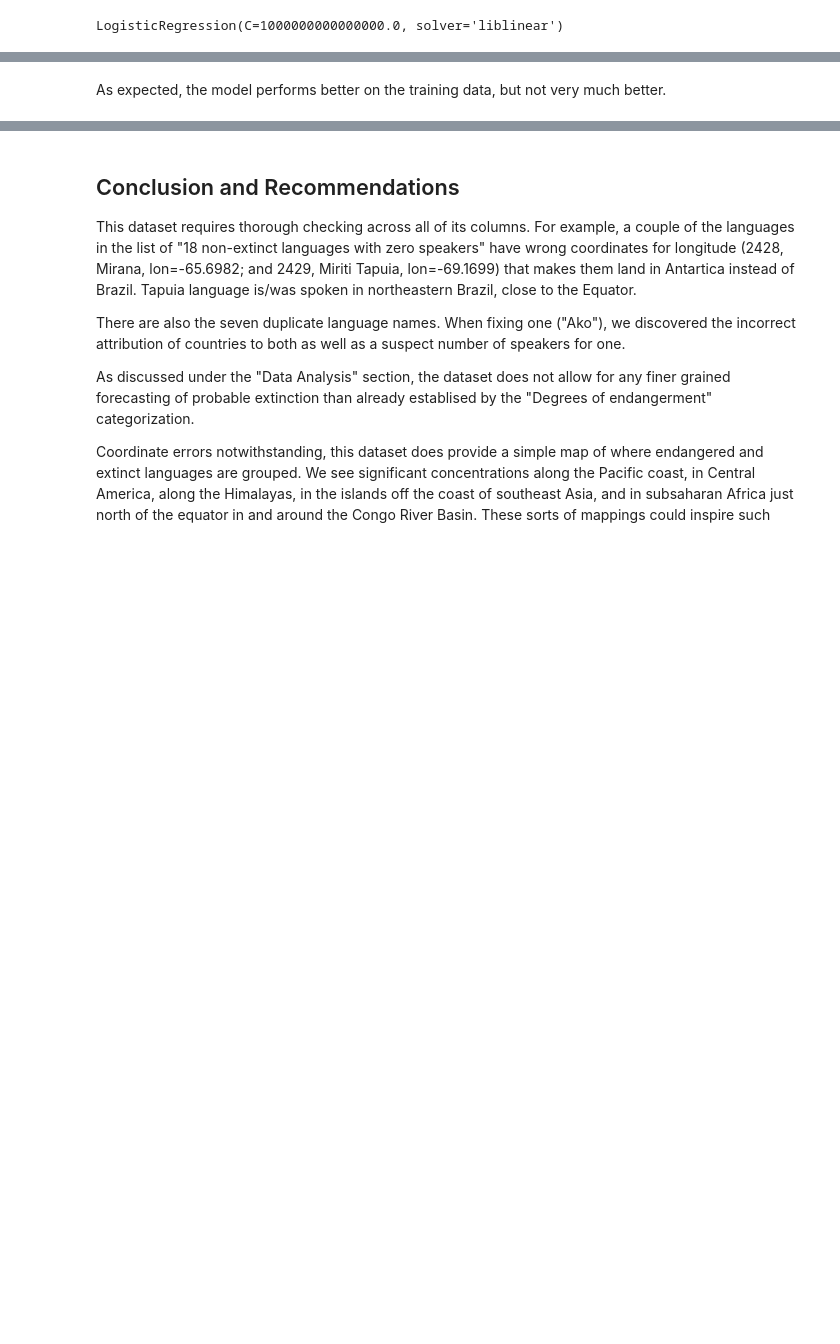
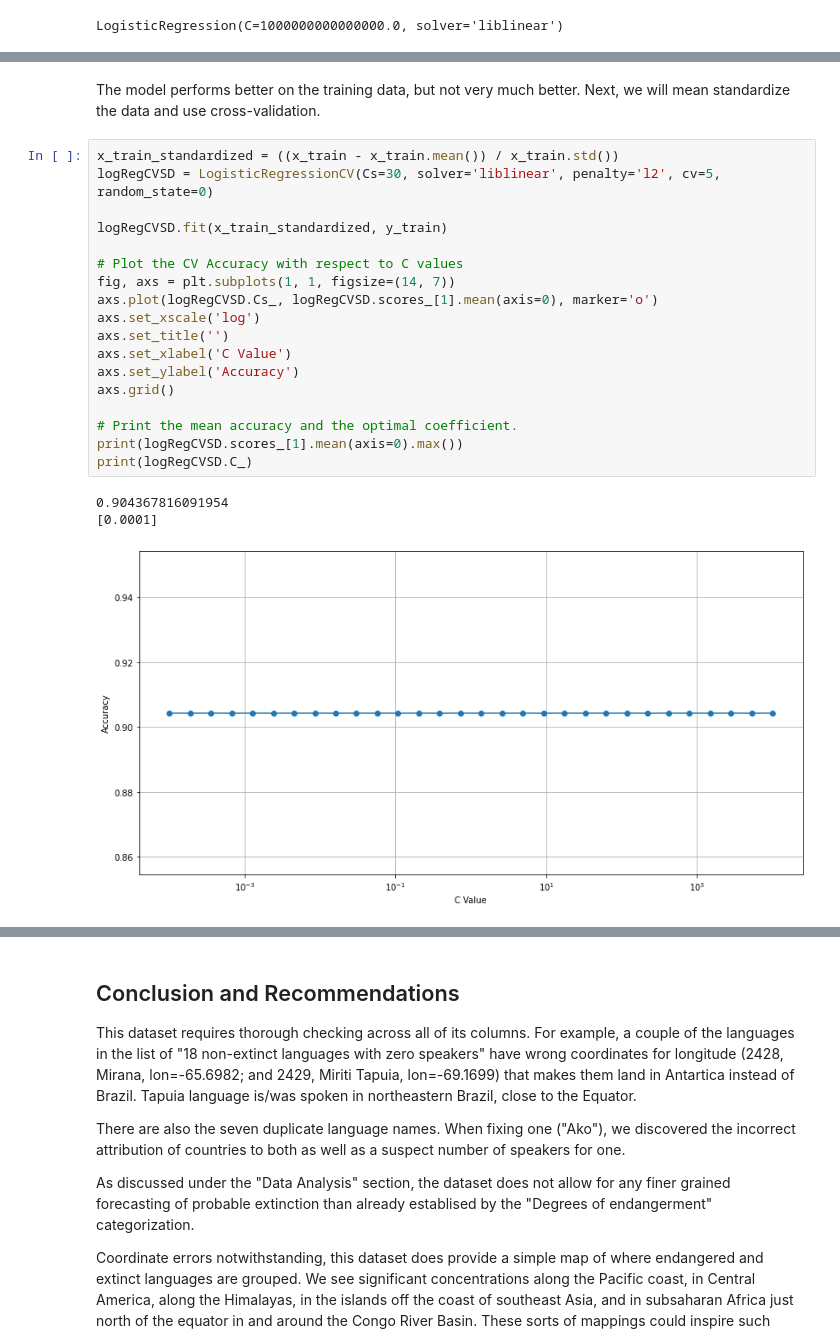
Before and after one commit to DavidRambo/endangered_languages_geography, a Jupyter notebook: languages_project.ipynb, the cells around one changed output, grey strips where cells are left out. Drawn from its saved outputs; the diff is of its cells as text; blank space fills up the shorter version.

Commit message:
Add logRegCVSD object and confusion matrix

```diff
--- a/languages_project.ipynb
+++ b/languages_project.ipynb
@@ -845,2 +859,25 @@ Accuracy of the testing data: 90.44%
 # %% [markdown]
-As expected, the model performs better on the training data, but not very much better.
+The model performs better on the training data, but not very much better.
+Next, we will mean standardize the data and use cross-validation.
+# %%
+x_train_standardized = ((x_train - x_train.mean()) / x_train.std())
+logRegCVSD = LogisticRegressionCV(Cs=30, solver='liblinear', penalty='l2', cv=5, random_state=0)
+
+logRegCVSD.fit(x_train_standardized, y_train)
+
+# Plot the CV Accuracy with respect to C values
+fig, axs = plt.subplots(1, 1, figsize=(14, 7))
+axs.plot(logRegCVSD.Cs_, logRegCVSD.scores_[1].mean(axis=0), marker='o')
+axs.set_xscale('log')
+axs.set_title('')
+axs.set_xlabel('C Value')
+axs.set_ylabel('Accuracy')
+axs.grid()
+
+# Print the mean accuracy and the optimal coefficient.
+print(logRegCVSD.scores_[1].mean(axis=0).max())
+print(logRegCVSD.C_)
+# %% [output]
+0.904367816091954
+[0.0001]
+[figure, added]
```
Also changed, not shown: parts of 10 cells of this notebook.
